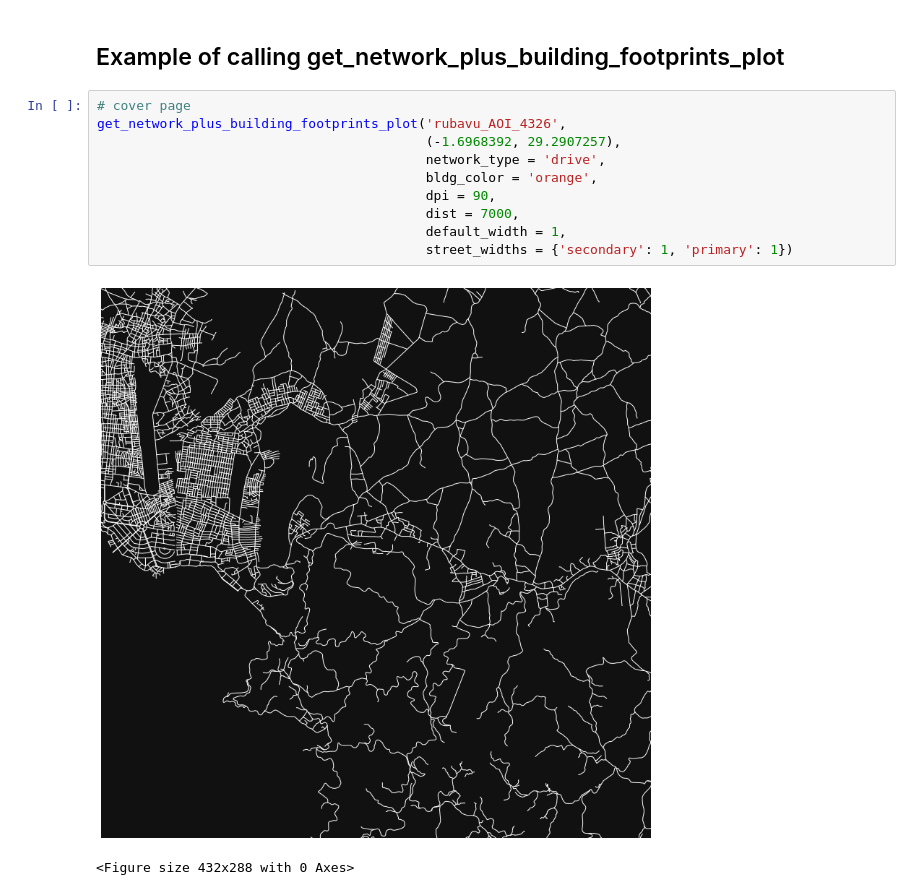
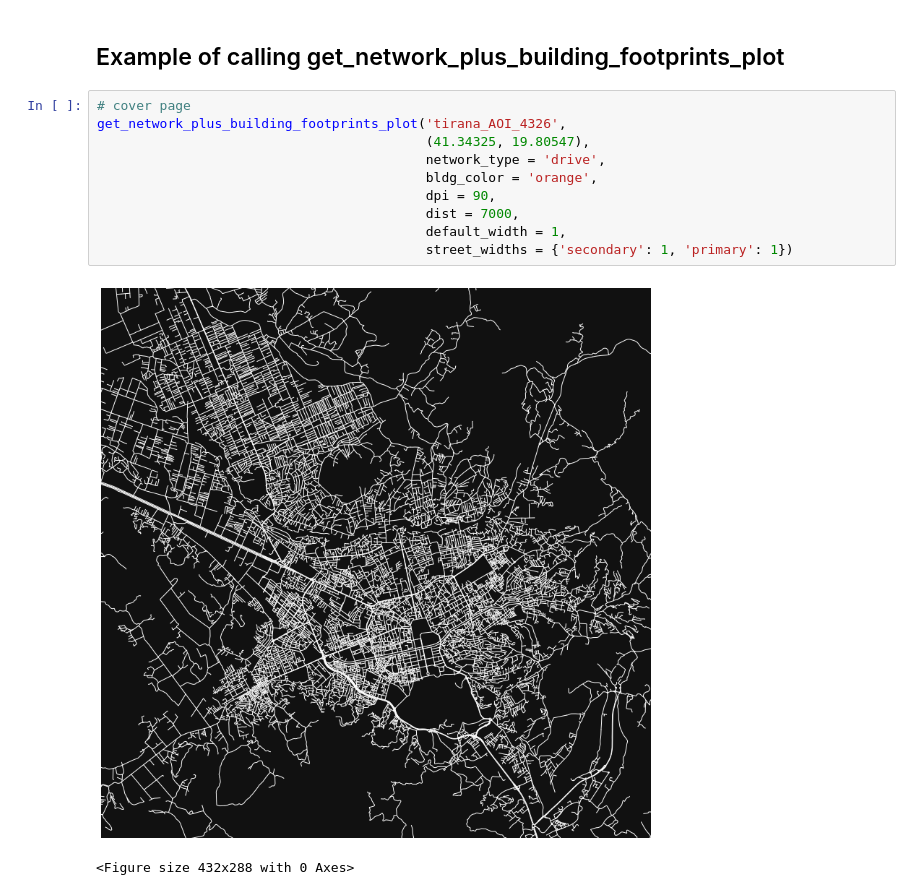
Before and after one commit to worldbank/CityScan, a Jupyter notebook: road_network_analysis/CityScan_Betweenness_Centrality_and_Bearings.ipynb, the cells around one changed output. Drawn from its saved outputs; the diff is of its cells as text.

```diff
--- a/road_network_analysis/CityScan_Betweenness_Centrality_and_Bearings.ipynb
+++ b/road_network_analysis/CityScan_Betweenness_Centrality_and_Bearings.ipynb
@@ -498,14 +493,14 @@ time_elapsed
 ## Example of calling get_network_plus_building_footprints_plot
 # %%
 # cover page
-get_network_plus_building_footprints_plot('rubavu_AOI_4326',
-                                          (-1.6968392, 29.2907257),
+get_network_plus_building_footprints_plot('tirana_AOI_4326',
+                                          (41.34325, 19.80547),
                                           network_type = 'drive',
                                           bldg_color = 'orange',
                                           dpi = 90,
                                           dist = 7000,
                                           default_width = 1,
                                           street_widths = {'secondary': 1, 'primary': 1})
 # %% [output]
-[figure, old version]
+[figure, new version]
 <Figure size 432x288 with 0 Axes>
```
Also changed, not shown: parts of 4 cells of this notebook, 1 other file.
